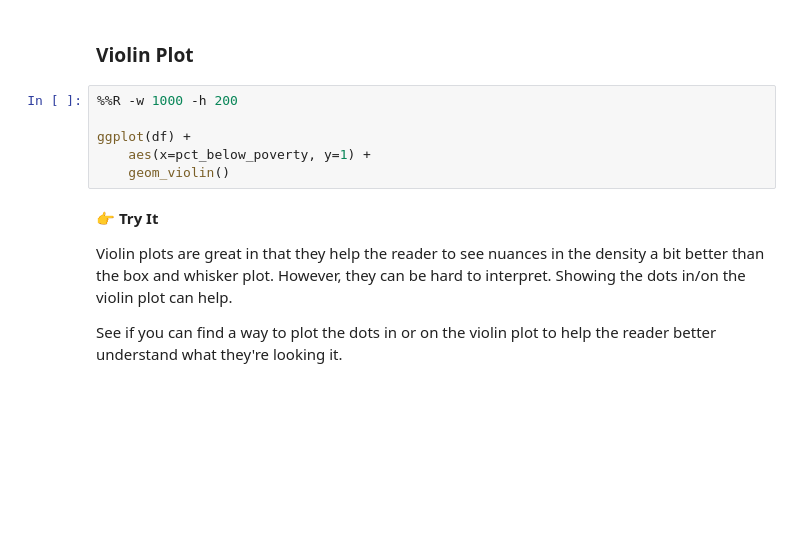
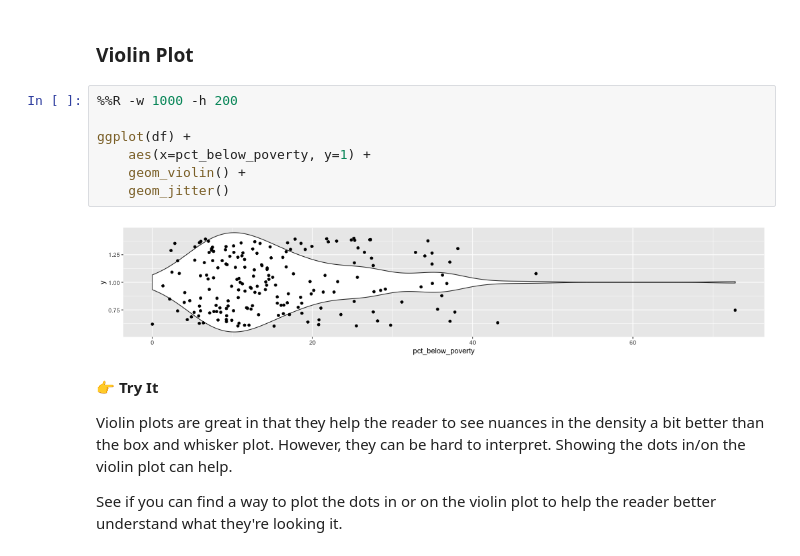
Before and after one commit to data4news/ggplot-intro-yiren54610, a Jupyter notebook: notebook-1.ipynb, the cells around one changed output. Saved outputs shown, nothing was run; the diff lists cells and outputs as text; blank space fills up the shorter version.

```diff
--- a/notebook-1.ipynb
+++ b/notebook-1.ipynb
@@ -366,9 +378,12 @@ ggplot(df) +
 # %%
 %%R -w 1000 -h 200
 
 ggplot(df) +
     aes(x=pct_below_poverty, y=1) +
-    geom_violin()
+    geom_violin() +
+    geom_jitter()
+# %% [output]
+[figure, added]
 # %% [markdown]
 **👉 Try It**
 
```
Also changed, not shown: parts of 8 cells of this notebook.
